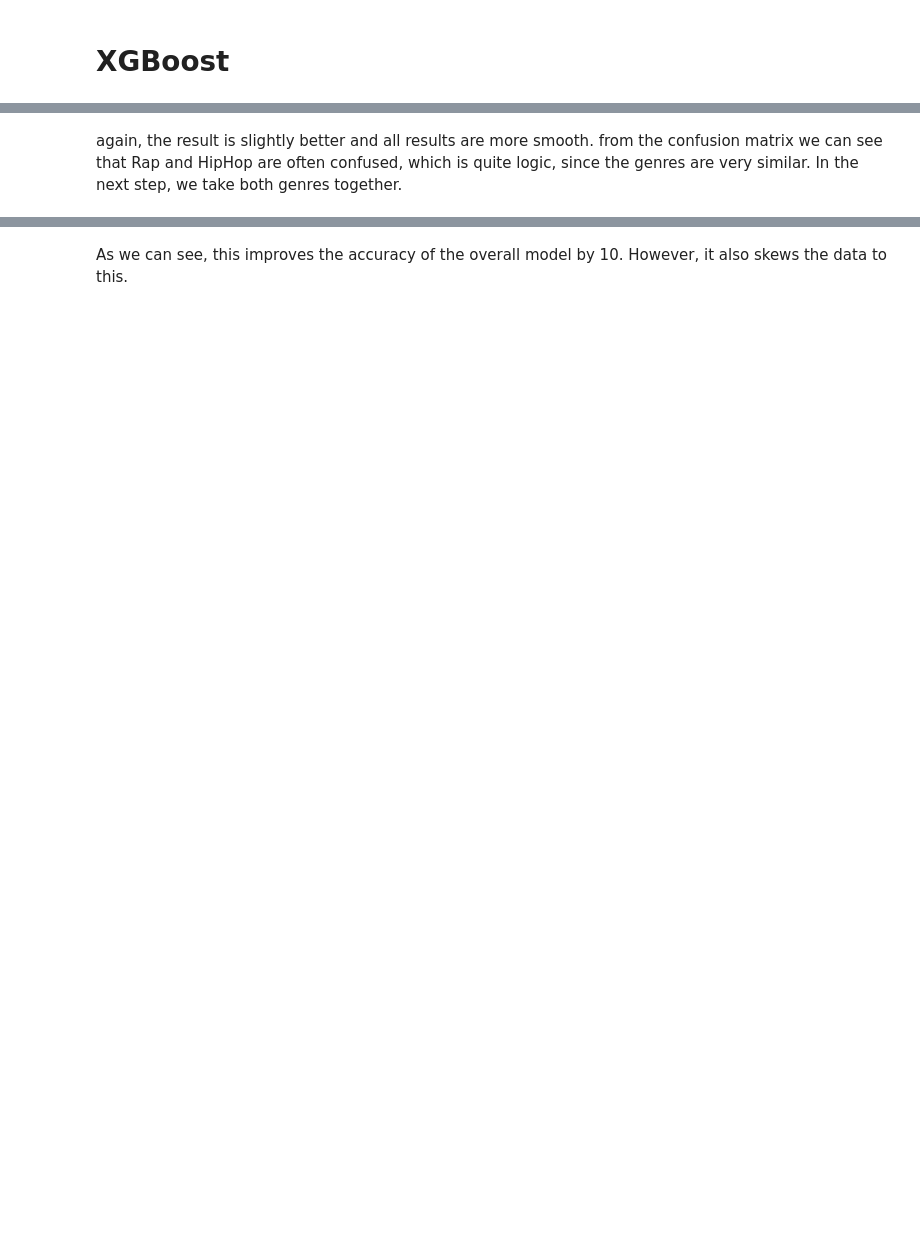
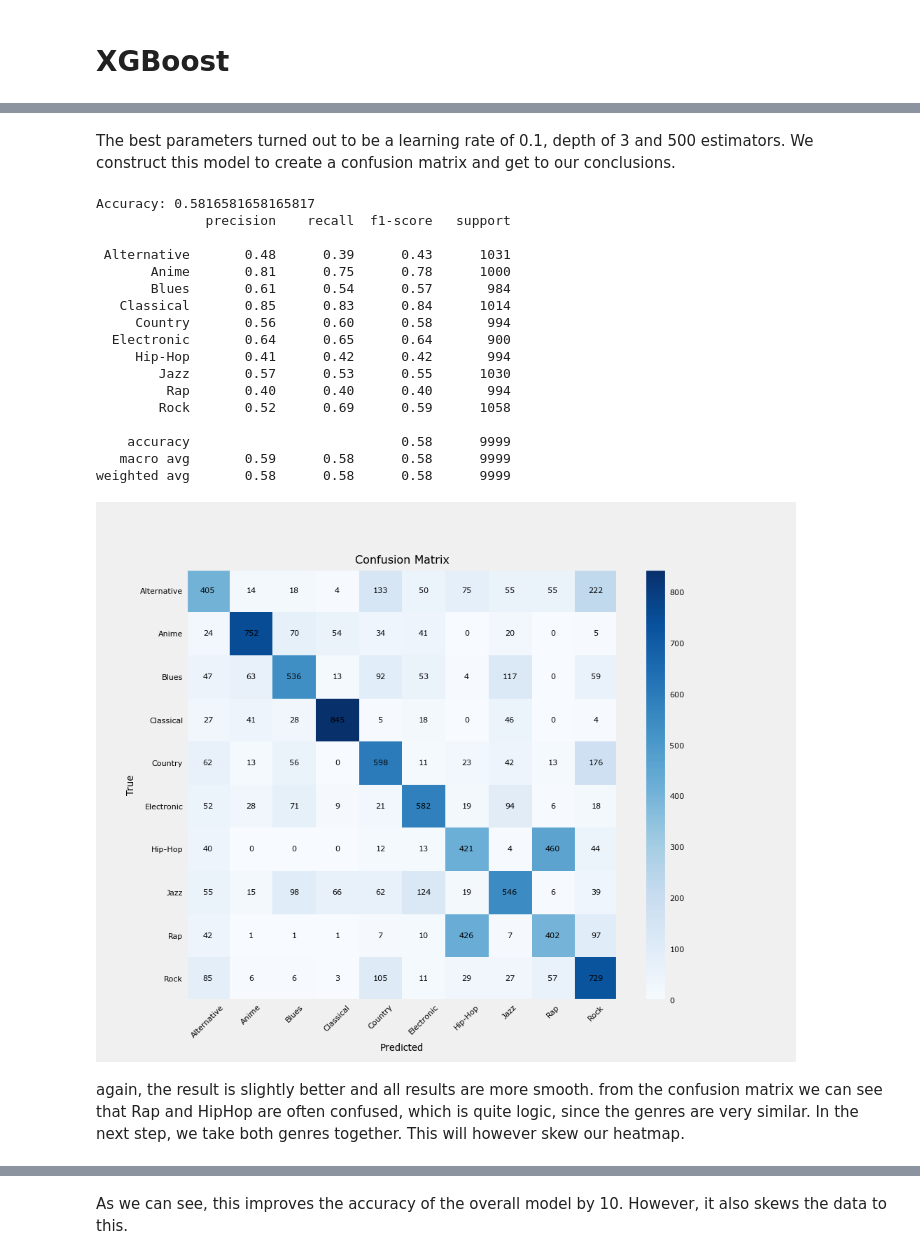
Before and after one commit to jebs77/Machine-Learning, a Jupyter notebook: project/final_implementation.ipynb, the cells around one changed output, grey strips where cells are left out. Saved outputs shown, nothing was run; the diff lists cells and outputs as text; code cells hidden in the pictures; blank space fills up the shorter version.

```diff
--- a/project/final_implementation.ipynb
+++ b/project/final_implementation.ipynb
@@ -762,3 +754,69 @@ plt.show()
+# %% [markdown]
+The best parameters turned out to be a learning rate of 0.1, depth of 3 and 500 estimators. We construct this model to create a confusion matrix and get to our conclusions.
+# %%
+X_train, X_test, Y_train, Y_test = train_test_split(X, Y, test_size=0.2, random_state=77)
+
+# Define the XGBoost classifier with some default parameters
+xgb_classifier = xgb.XGBClassifier(
+    n_estimators=1000,
+    learning_rate=0.1,
+    max_depth=3,
+    eval_metric='mlogloss',  # For multiclass classification
+)
+
+# Encode string class labels to integers
+label_encoder = LabelEncoder()
+Y_train_encoded = label_encoder.fit_transform(Y_train)
+Y_test_encoded = label_encoder.transform(Y_test)
+
+
+# Fit the model on the encoded training data
+xgb_classifier.fit(X_train, Y_train_encoded)
+
+# Predict and evaluate the model
+predictions = xgb_classifier.predict(X_test)
+print('Accuracy:', accuracy_score(Y_test_encoded, predictions))
+print(classification_report(Y_test_encoded, predictions, target_names=label_encoder.classes_))
+
+# Compute the confusion matrix
+cm = confusion_matrix(Y_test_encoded, predictions)
+
+
+# Create a heat map of the confusion matrix, done manually beacause seaborn stopped working
+plt.figure(figsize=(10, 8))
+plt.imshow(cm, cmap='Blues')
+plt.colorbar()
+plt.xticks(np.arange(10), label_encoder.classes_, rotation=45)
+plt.yticks(np.arange(10), label_encoder.classes_)
+plt.xlabel('Predicted')
+plt.ylabel('True')
+plt.title('Confusion Matrix')
+
+# Manually add the annotations
+for i in range(10):
+    for j in range(10):
+        text = plt.text(j, i, cm[i, j], ha="center", va="center", color="black")
+
+plt.show()
+# %% [output]
+Accuracy: 0.5816581658165817
+              precision    recall  f1-score   support
+
+ Alternative       0.48      0.39      0.43      1031
+       Anime       0.81      0.75      0.78      1000
+       Blues       0.61      0.54      0.57       984
+   Classical       0.85      0.83      0.84      1014
+     Country       0.56      0.60      0.58       994
+  Electronic       0.64      0.65      0.64       900
+     Hip-Hop       0.41      0.42      0.42       994
+        Jazz       0.57      0.53      0.55      1030
+         Rap       0.40      0.40      0.40       994
+        Rock       0.52      0.69      0.59      1058
+
+    accuracy                           0.58      9999
+   macro avg       0.59      0.58      0.58      9999
+weighted avg       0.58      0.58      0.58      9999
+[figure, added]
 # %% [markdown]
-again, the result is slightly better and all results are more smooth. from the confusion matrix we can see that Rap and HipHop are often confused, which is quite logic, since the genres are very similar. In the next step, we take both genres together.
+again, the result is slightly better and all results are more smooth. from the confusion matrix we can see that Rap and HipHop are often confused, which is quite logic, since the genres are very similar. In the next step, we take both genres together. This will however skew our heatmap.
 # %%
```
Also changed, not shown: parts of 10 cells of this notebook.
